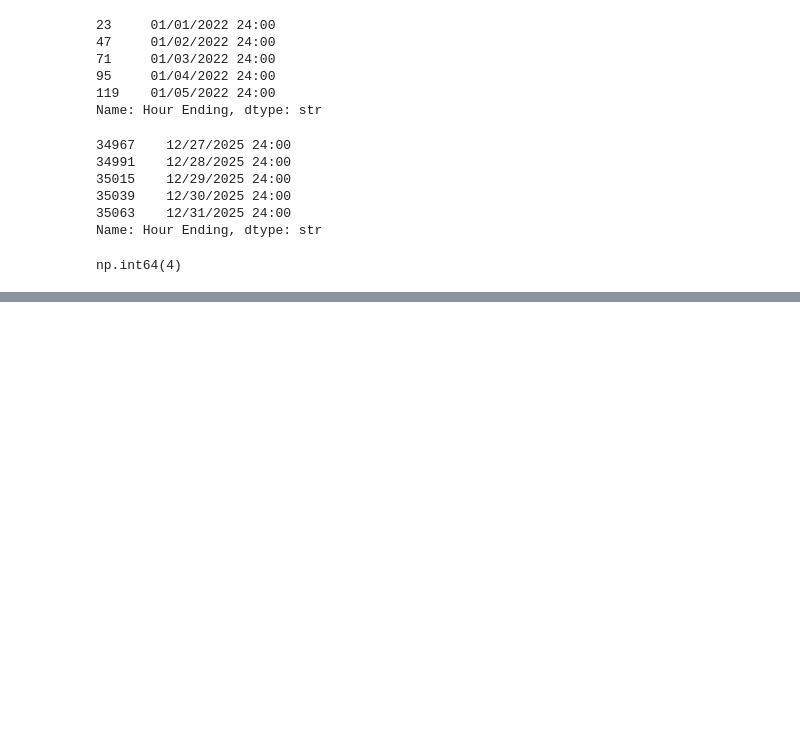
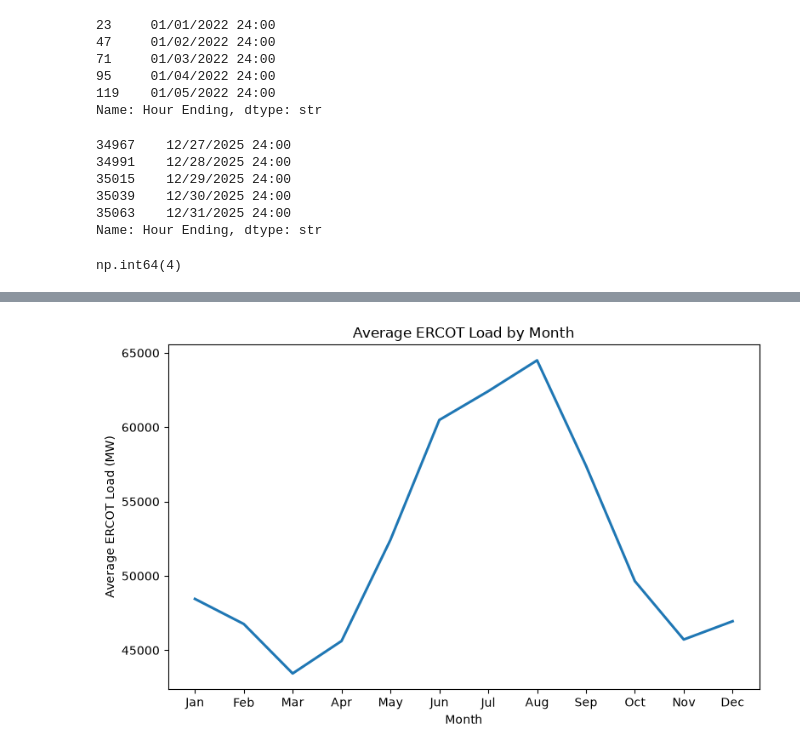
Before and after one commit to Sg182/ML_Projects, a Jupyter notebook: ERCOTLoadForecasting/notebooks/01_data_exploration.ipynb, the cells around one changed output, grey strips where cells are left out. Cells and saved outputs as stored; diff of their text form; code cells hidden in the pictures; blank space fills up the shorter version.

```diff
--- a/ERCOTLoadForecasting/notebooks/01_data_exploration.ipynb
+++ b/ERCOTLoadForecasting/notebooks/01_data_exploration.ipynb
@@ -367,0 +504,24 @@ df.tail()
+# %%
+df["month"] = df.index.month
+
+monthly_average = df.groupby("month")["ERCOT"].mean()
+monthly_average
+
+plt.figure(figsize=(8, 5))
+
+plt.plot(monthly_average.index, monthly_average.values, linewidth=2.2)
+
+plt.xlabel("Month")
+plt.ylabel("Average ERCOT Load (MW)")
+plt.title("Average ERCOT Load by Month")
+
+plt.xticks(
+    range(1, 13),
+    ["Jan", "Feb", "Mar", "Apr", "May", "Jun",
+     "Jul", "Aug", "Sep", "Oct", "Nov", "Dec"]
+)
+
+plt.tight_layout()
+plt.show()
+# %% [output]
+[figure, added]
```
Also changed, not shown: parts of 12 cells of this notebook.
